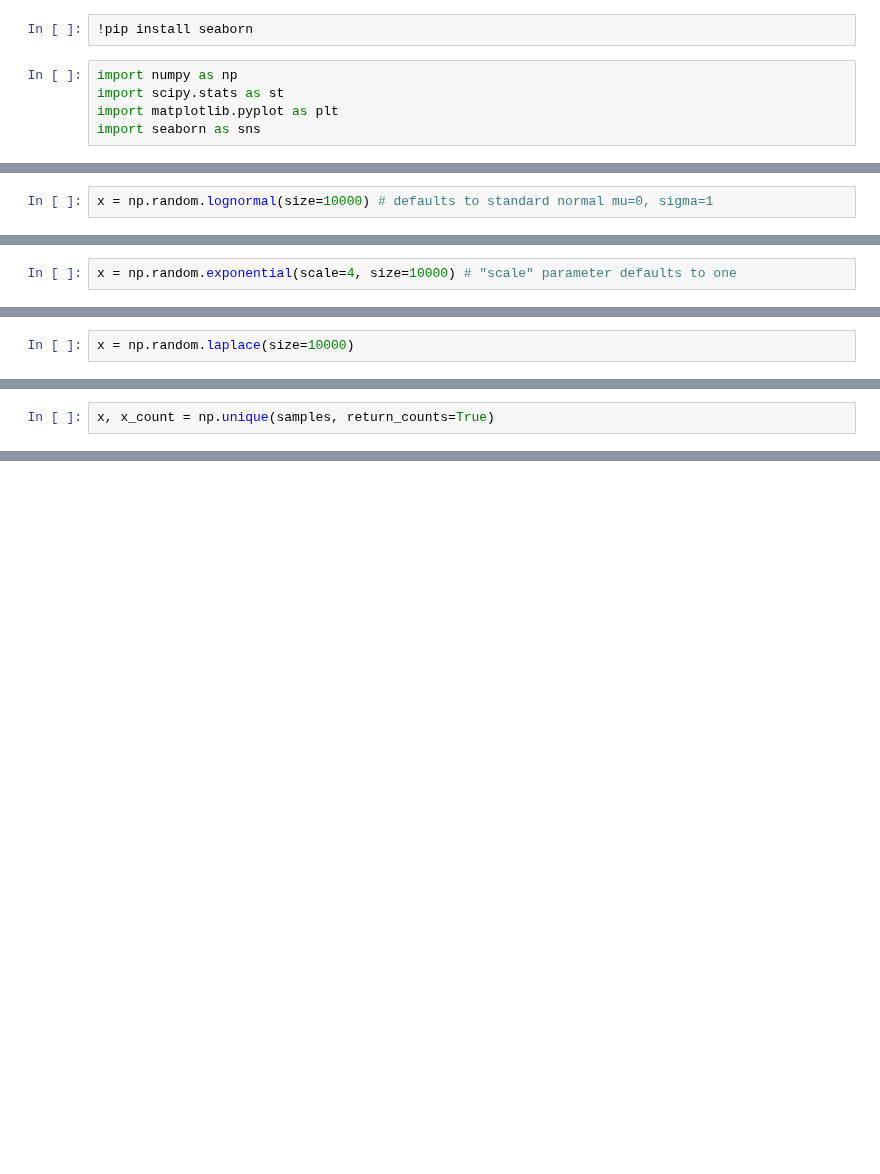
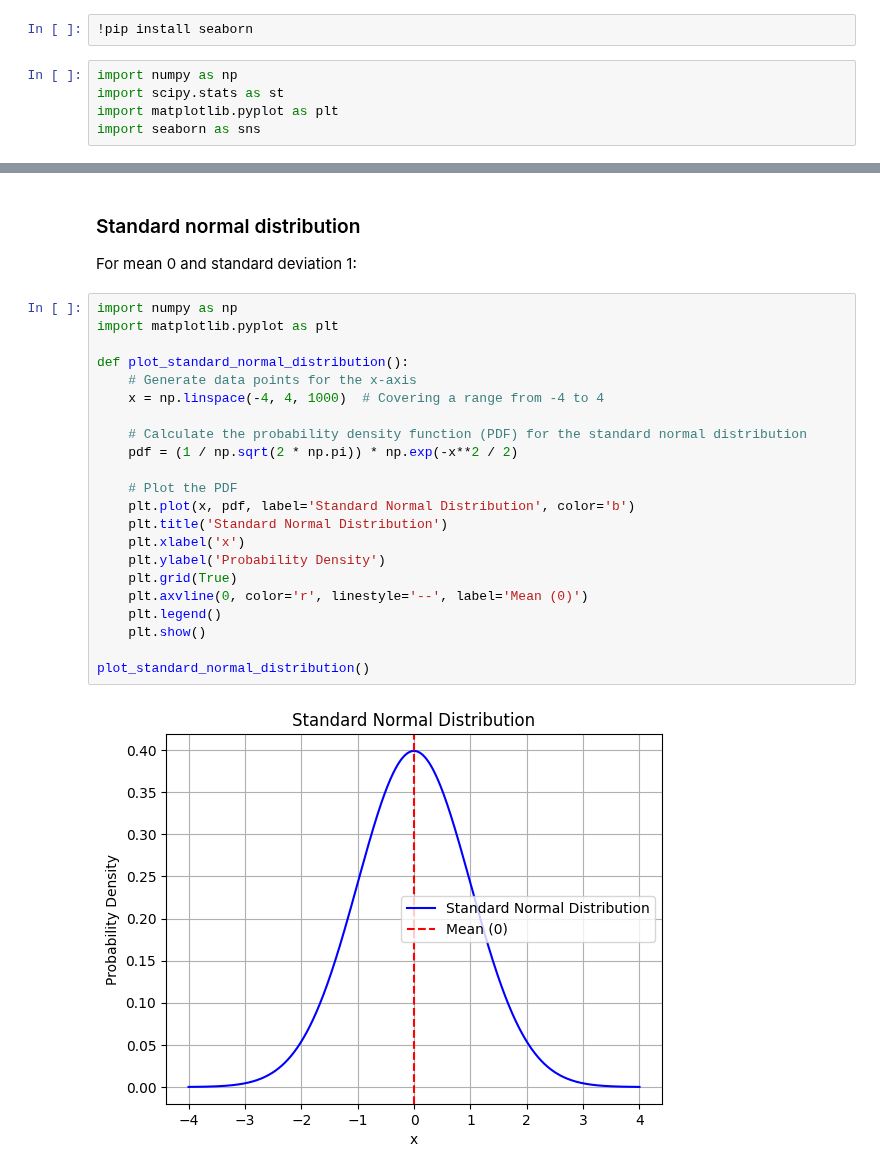
Before and after one commit to lsoica/blog, a Jupyter notebook: assets/probabilities.ipynb, the cells around one changed output, grey strips where cells are left out. Saved outputs shown, nothing was run; the diff lists cells and outputs as text; blank space fills up the shorter version.

```diff
--- a/assets/probabilities.ipynb
+++ b/assets/probabilities.ipynb
@@ -942,2 +11,0 @@ The natural logarithm of the **log-normal** distribution is normally distributed
-# %%
-x = np.random.lognormal(size=10000) # defaults to standard normal mu=0, sigma=1
@@ -964,2 +11,0 @@ Relatively squished up against zero and then decreases exponentially toward high
-# %%
-x = np.random.exponential(scale=4, size=10000) # "scale" parameter defaults to one
@@ -985,2 +11,0 @@ Named after Pierre-Simon Laplace, whom we mentioned (and pictured) earlier as a
-# %%
-x = np.random.laplace(size=10000)
@@ -1106,2 +11,0 @@ array([4, 3, 2, 2, 6, 6, 6, 5, 5, 3, 6, 4, 5, 6, 3, 6, 7, 6, 5, 4])
-# %%
-x, x_count = np.unique(samples, return_counts=True)
@@ -1283,0 +121,28 @@ cross_entropy(1, 0.3)
+# %% [markdown]
+### Standard normal distribution
+
+For mean 0 and standard deviation 1:
+# %%
+import numpy as np
+import matplotlib.pyplot as plt
+
+def plot_standard_normal_distribution():
+    # Generate data points for the x-axis
+    x = np.linspace(-4, 4, 1000)  # Covering a range from -4 to 4
+
+    # Calculate the probability density function (PDF) for the standard normal distribution
+    pdf = (1 / np.sqrt(2 * np.pi)) * np.exp(-x**2 / 2)
+
+    # Plot the PDF
+    plt.plot(x, pdf, label='Standard Normal Distribution', color='b')
+    plt.title('Standard Normal Distribution')
+    plt.xlabel('x')
+    plt.ylabel('Probability Density')
+    plt.grid(True)
+    plt.axvline(0, color='r', linestyle='--', label='Mean (0)')
+    plt.legend()
+    plt.show()
+
+plot_standard_normal_distribution()
+# %% [output]
+[figure, added]
```
Also changed, not shown: parts of 356 cells of this notebook, 22 other files.
